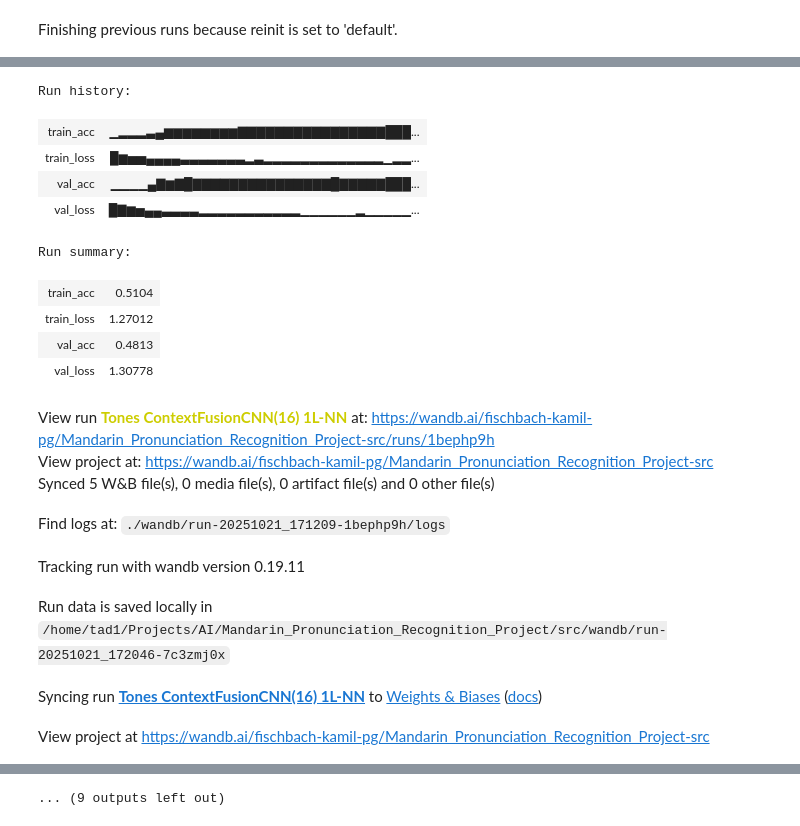
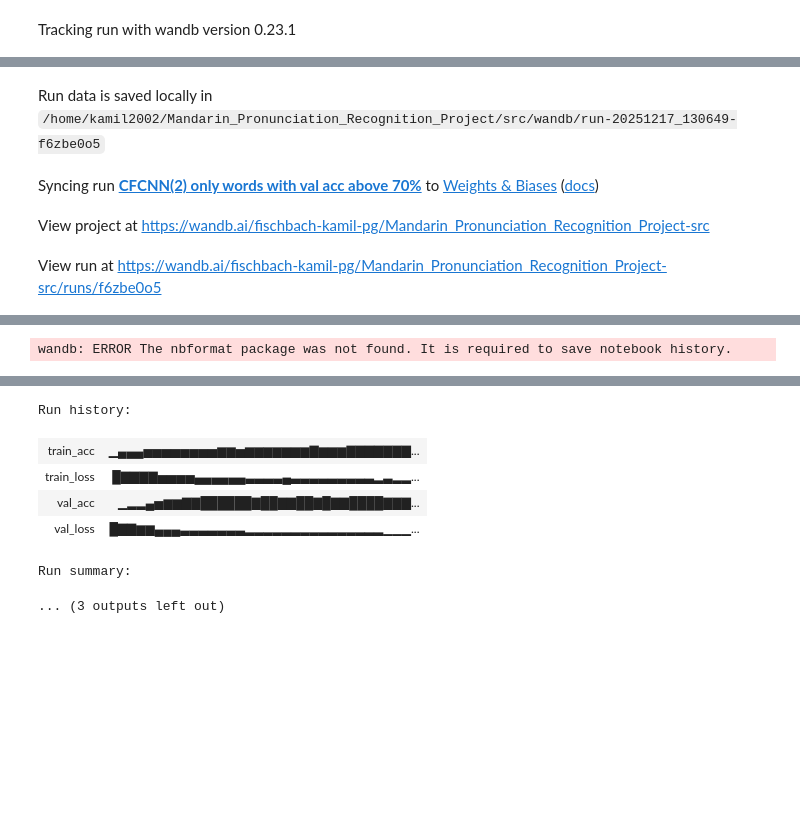
Before and after one commit to tad1/Mandarin_Pronunciation_Recognition_Project, a Jupyter notebook: src/hypothesis.ipynb, the cells around one changed output, grey strips where cells are left out. Cells and saved outputs as stored; diff of their text form; code cells hidden in the pictures; blank space fills up the shorter version.

Commit message:
Train on ["a0", "a1", "a100", "a2", "a3", "a5", "a8"] which had val acc >0, model acc grows 5%

```diff
--- a/src/hypothesis.ipynb
+++ b/src/hypothesis.ipynb
@@ -18,12 +18,19 @@ os.environ["KMP_DUPLICATE_LIB_OK"] = "TRUE"
 # %%
 df_pron, df_tone = get_pg_experiment_dataframe(".ogg")
 
-dataframe = df_pron.with_columns(word_id = pl.struct("word_id").rank("dense"))
-# dataframe = dataframe.filter(pl.col("mother") == "polish")
-dataframe = dataframe.filter(pl.col("stage") == 1)
-# df_stageI_polish = df_stageI_polish.filter(pl.col("word_id") == 1)
+# Get the target words with val accuracy above 70%
+TARGET_WORDS = ["a0", "a1", "a100", "a2", "a3", "a5", "a8"]
+dataframe = df_pron.filter(pl.col("word_id").is_in(TARGET_WORDS))
 
-N_WORDS = dataframe.select(pl.col("word_id").n_unique()).to_numpy()[0][0]
+dataframe = dataframe.with_columns([
+    pl.struct("word_id").rank("dense").alias("word_id"),
+    pl.col("value").cast(pl.Float32)
+])
+
+# Filters
+dataframe = dataframe.filter((pl.col("stage") == 1))
+
+N_WORDS = dataframe.select(pl.col("word_id").n_unique()).item()
 print(f"Number of unique words: {N_WORDS}")
 print(f"Number of samples: {dataframe.shape[0]}")
 # %% [output]
@@ -148,6 +167,6 @@ model = ContextFusionCNN(1,2, num_words=N_WORDS)
 # %%
 # Model variables definition.
-pth = "SimplifiedLightweightCNN.pth"
+pth = "ContextFusionCNN.pth"
 lr = 1e-4  # Reduce from 1e-3
 epochs = 140
 model = model.to(device)
@@ -163,15 +182,15 @@ criterion = nn.BCELoss()
 # Start a new wandb run to track this script.
 run = wandb.init(
     # name of the run
-    name="ContextFusionCNN(16) 2L-NN w/ new truths",
+    name="CFCNN(2) only words with val acc above 70%",
     config={
-        "Name": 'SimplifiedLightweightCNN',
+        "Name": 'ContextFusionCNN',
         "learning_rate": lr,
         "optimizer": "Adam",
         "criterion": "BCELoss",
-        "architecture": "SimplifiedLightweightCNN",
+        "architecture": "ContextFusionCNN",
         "architecture_details": str(model),
-        "dataset": "Stage-I",
+        "dataset": "Stage-I-minimized",
         "train_val_test(%)": f'{TRAIN_SPLIT}-{VAL_SPLIT}-{TEST_SPLIT}',
         "epochs": epochs,
     },
@@ -201 +221 @@ run.finish()
-Finishing previous runs because reinit is set to 'default'.
+Tracking run with wandb version 0.23.1
@@ -203,18 +222,4 @@ Finishing previous runs because reinit is set to 'default'.
-Run history:
-| train_acc | ▁▂▂▂▃▄▆▆▆▆▆▆▆▆▇▇▇▇▇▇▇▇▇▇▇▇▇▇▇▇███... |
-| train_loss | █▆▅▅▄▄▄▄▃▃▃▃▃▃▃▂▃▂▂▂▂▂▂▂▂▂▂▂▂▂▁▂▂... |
-| val_acc | ▁▁▁▁▄▇▆▇█▇▇▇▇▇▇▇▇▇▇▇▇▇▇▇█▇▇▇▇▇███... |
-| val_loss | █▇▆▅▄▄▃▃▃▃▂▂▂▂▂▂▂▂▂▂▂▁▁▁▁▁▁▂▁▁▁▁▁... |
-Run summary:
-| train_acc | 0.5104 |
-| train_loss | 1.27012 |
-| val_acc | 0.4813 |
-| val_loss | 1.30778 |
-View run Tones ContextFusionCNN(16) 1L-NN at: https://wandb.ai/fischbach-kamil-pg/Mandarin_Pronunciation_Recognition_Project-src/runs/1bephp9h
-View project at: https://wandb.ai/fischbach-kamil-pg/Mandarin_Pronunciation_Recognition_Project-src
-Synced 5 W&B file(s), 0 media file(s), 0 artifact file(s) and 0 other file(s)
+Run data is saved locally in /home/kamil2002/Mandarin_Pronunciation_Recognition_Project/src/wandb/run-20251217_130649-f6zbe0o5
-Find logs at: ./wandb/run-20251021_171209-1bephp9h/logs
+Syncing run CFCNN(2) only words with val acc above 70% to Weights & Biases (docs)
-Tracking run with wandb version 0.19.11
+View project at https://wandb.ai/fischbach-kamil-pg/Mandarin_Pronunciation_Recognition_Project-src
-Run data is saved locally in /home/tad1/Projects/AI/Mandarin_Pronunciation_Recognition_Project/src/wandb/run-20251021_172046-7c3zmj0x
+View run at https://wandb.ai/fischbach-kamil-pg/Mandarin_Pronunciation_Recognition_Project-src/runs/f6zbe0o5
-Syncing run Tones ContextFusionCNN(16) 1L-NN to Weights & Biases (docs)
-View project at https://wandb.ai/fischbach-kamil-pg/Mandarin_Pronunciation_Recognition_Project-src
@@ -220,0 +243 @@ View project at https://wandb.ai/fischbach-kamil-pg/Mandarin_Pronunciation_Recog
+wandb: ERROR The nbformat package was not found. It is required to save notebook history.
@@ -221 +245,7 @@ View project at https://wandb.ai/fischbach-kamil-pg/Mandarin_Pronunciation_Recog
-... (9 outputs left out)
+Run history:
+| train_acc | ▁▄▄▄▅▅▅▅▅▅▅▅▆▆▅▆▆▆▆▆▆▆▇▆▆▆▇▇▇▇▇▇▇... |
+| train_loss | █▇▇▇▇▅▅▅▅▄▄▄▄▄▄▃▃▃▃▄▃▃▃▃▃▃▃▃▃▂▃▂▂... |
+| val_acc | ▁▂▂▄▅▆▆▇▇██████▇██▇▇██▇█▇▇████▇▇▇... |
+| val_loss | █▇▇▆▆▄▄▄▃▃▃▃▃▃▃▂▂▂▂▂▂▂▂▂▂▂▂▂▂▂▁▁▁... |
+Run summary:
+... (3 outputs left out)
```
Also changed, not shown: parts of 7 cells of this notebook.
